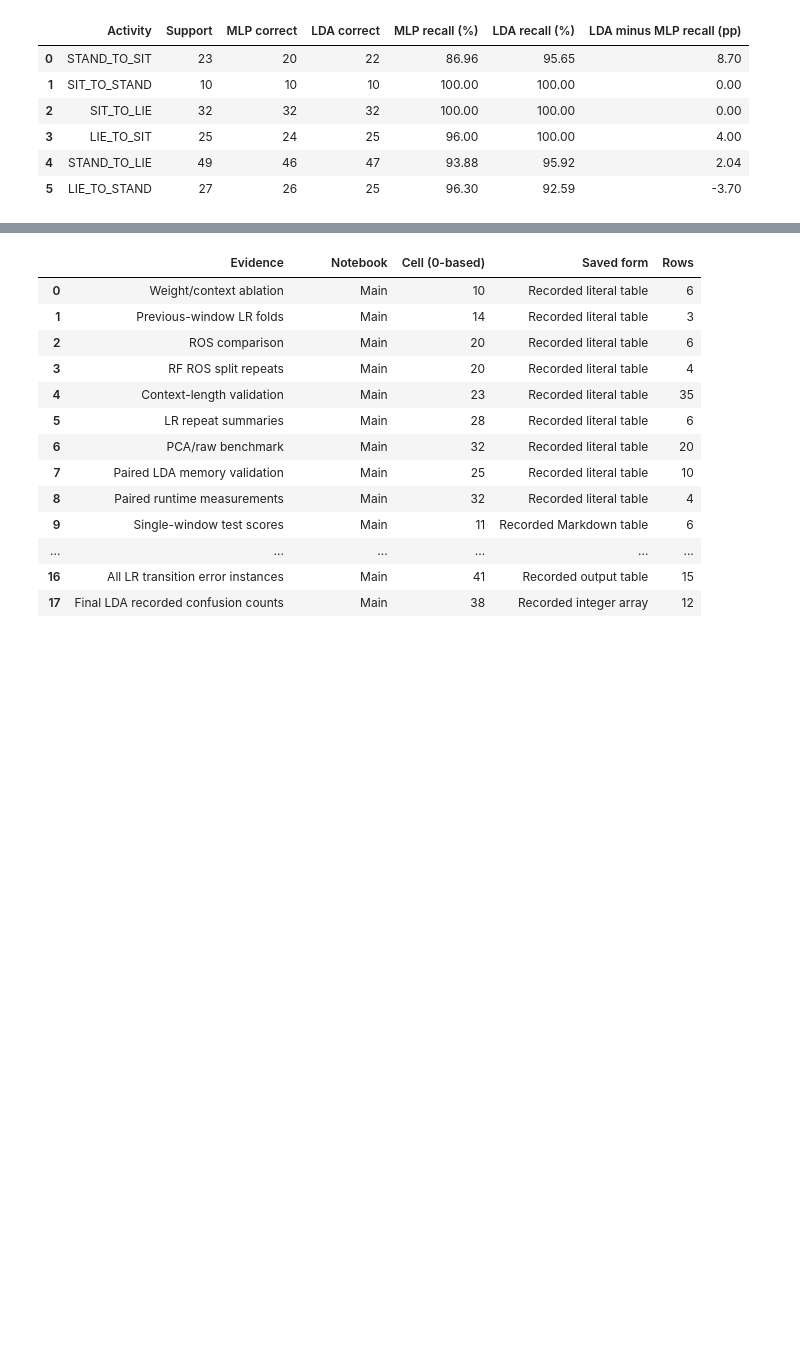
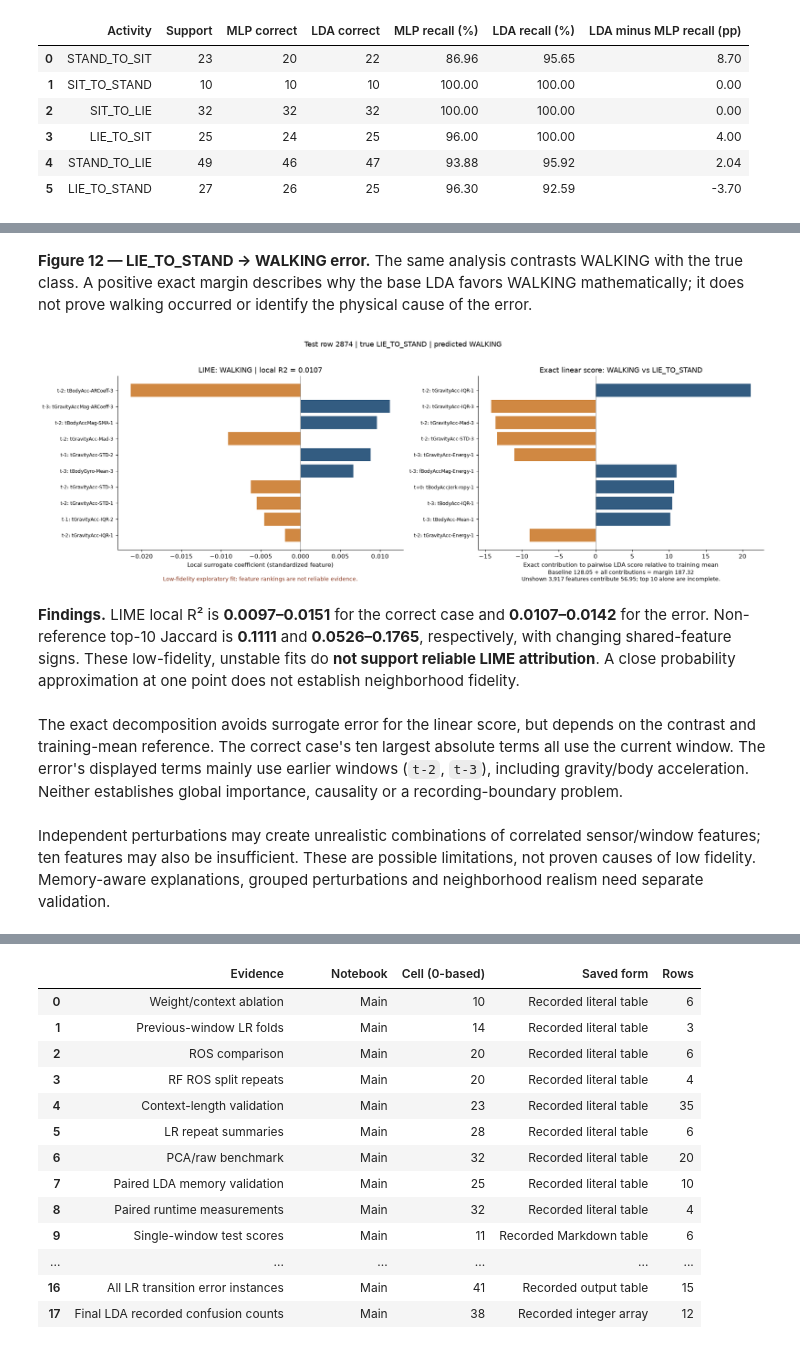
Before and after one commit to AY26-27-Sem1-CS3244-Group3/Improving-Recognition-of-Rare-Postural-Transitions, a Jupyter notebook: our approach/evaluation.ipynb, the cells around one changed output, grey strips where cells are left out. Drawn from its saved outputs; the diff is of its cells as text; code cells hidden in the pictures; blank space fills up the shorter version.

```diff
--- a/our approach/evaluation.ipynb
+++ b/our approach/evaluation.ipynb
@@ -1144,2 +1332,14 @@ LDA's **0.63 pp** transition-F1 lead over MLP describes the retained pipelines o
+# %% [markdown]
+**Figure 12 — LIE_TO_STAND → WALKING error.** The same analysis contrasts WALKING with the true class. A positive exact margin describes why the base LDA favors WALKING mathematically; it does not prove walking occurred or identify the physical cause of the error.
+# %%
+plot_local_explanation(wrong_row)
+# %% [output]
+[figure, added]
+# %% [markdown]
+**Findings.** LIME local R² is **0.0097–0.0151** for the correct case and **0.0107–0.0142** for the error. Non-reference top-10 Jaccard is **0.1111** and **0.0526–0.1765**, respectively, with changing shared-feature signs. These low-fidelity, unstable fits do **not support reliable LIME attribution**. A close probability approximation at one point does not establish neighborhood fidelity.
+# %% [markdown]
+The exact decomposition avoids surrogate error for the linear score, but depends on the contrast and training-mean reference. The correct case's ten largest absolute terms all use the current window. The error's displayed terms mainly use earlier windows (`t-2`, `t-3`), including gravity/body acceleration. Neither establishes global importance, causality or a recording-boundary problem.
+# %% [markdown]
+Independent perturbations may create unrealistic combinations of correlated sensor/window features; ten features may also be insufficient. These are possible limitations, not proven causes of low fidelity. Memory-aware explanations, grouped perturbations and neighborhood realism need separate validation.
 # %% [markdown]
 ## 8. Research answers, limits and next evaluation steps
```
Also changed, not shown: parts of 136 cells of this notebook, 5 other files.
